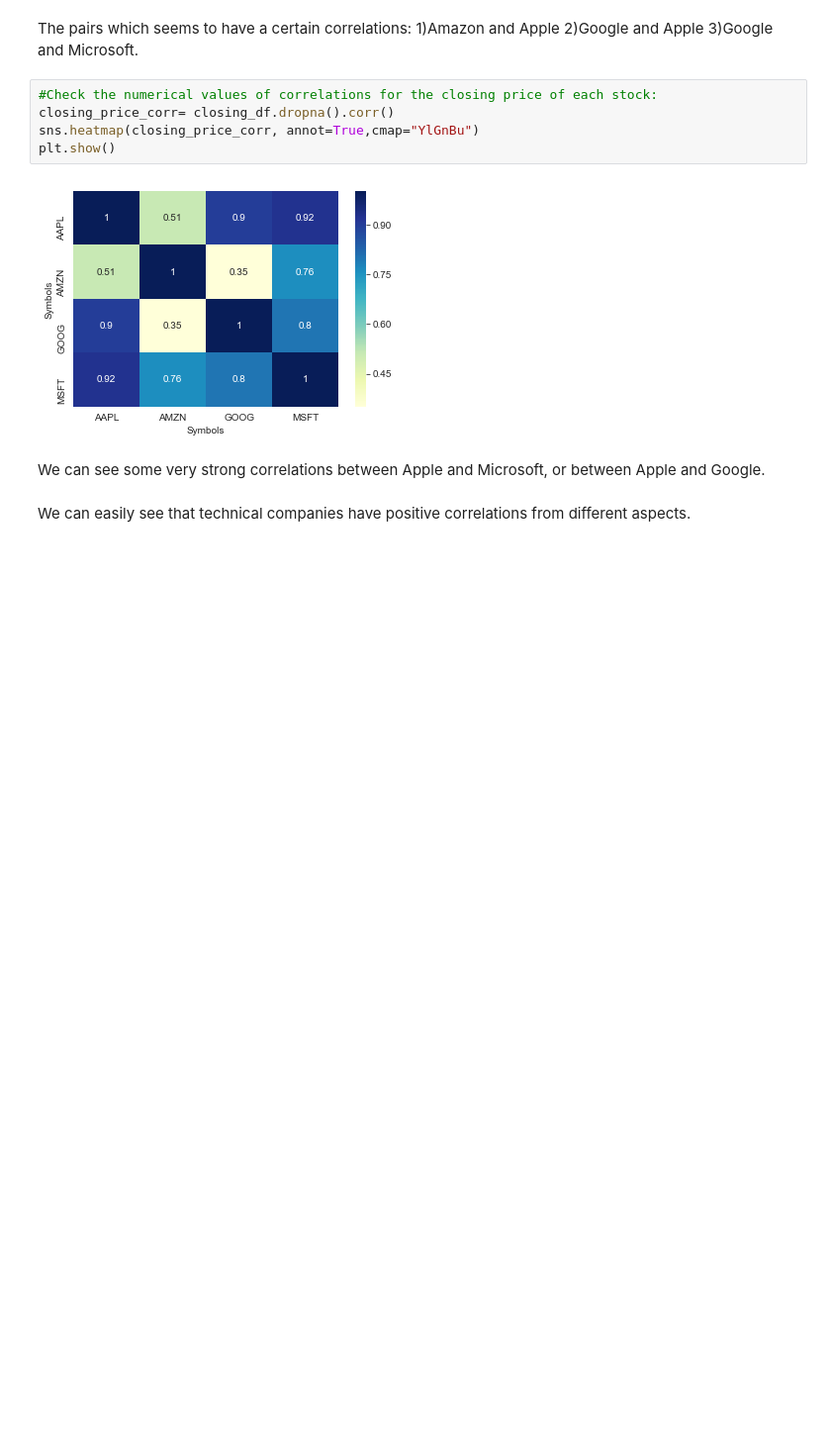
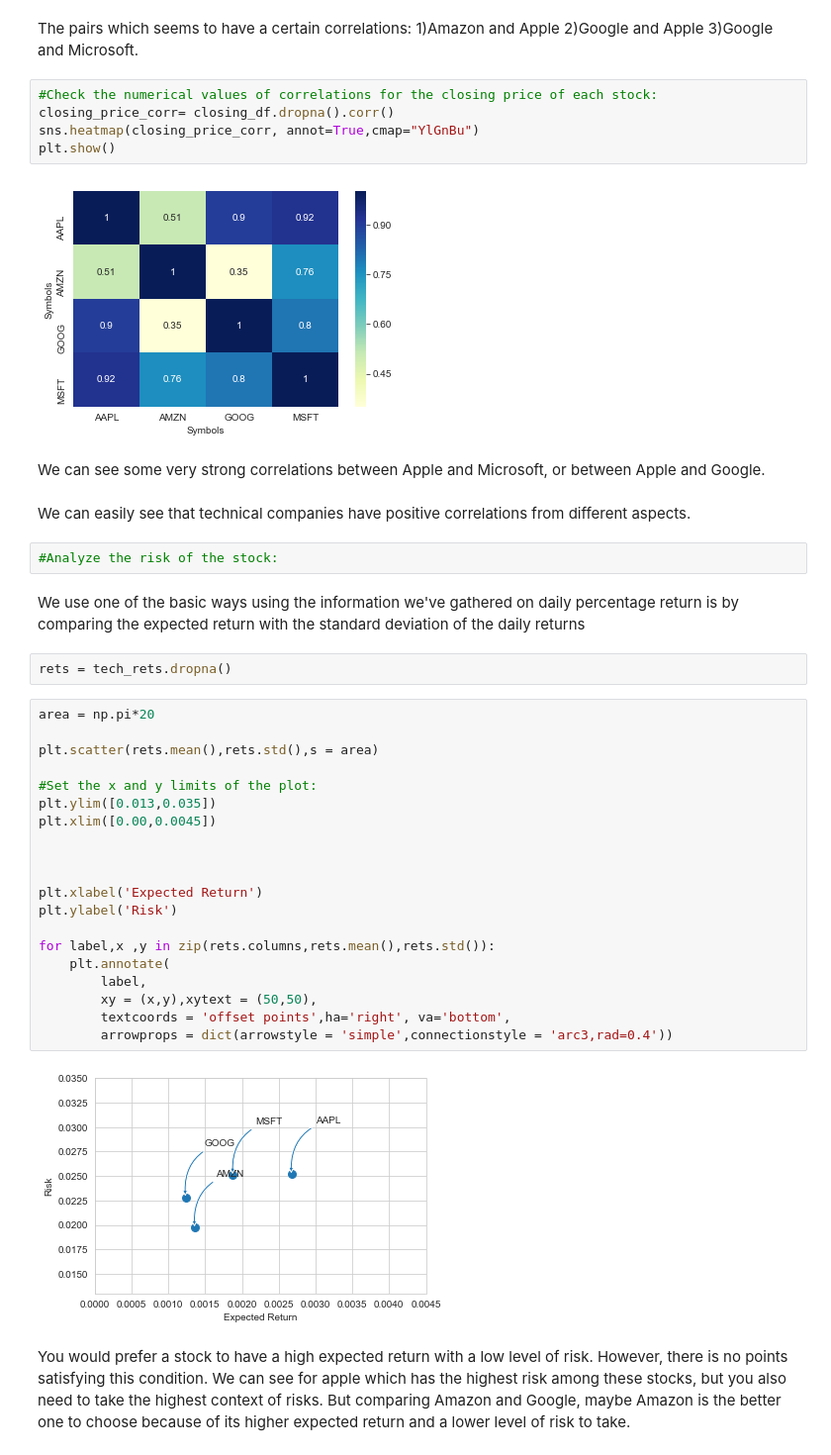
Before and after one commit to stellazhu31/Stock_Market_Data_Analysis, a Jupyter notebook: Stock Market Data Analysis - Personal Project .ipynb, the cells around one changed output. Shown at 99% size. Drawn from its saved outputs; the diff is of its cells as text; blank space fills up the shorter version.

Commit message:
Risk Analysis part1

```diff
--- a/Stock Market Data Analysis - Personal Project .ipynb
+++ b/Stock Market Data Analysis - Personal Project .ipynb
@@ -241,3 +241,34 @@ plt.show()
 We can see some very strong correlations between Apple and Microsoft, or between Apple and Google.
 # %% [markdown]
 We can easily see that technical companies have positive correlations from different aspects.
+# %%
+#Analyze the risk of the stock:
+# %% [markdown]
+
+We use one of the basic ways using the information we've gathered on daily percentage return is by comparing the expected return with the standard deviation of the daily returns
+# %%
+rets = tech_rets.dropna()
+# %%
+area = np.pi*20
+
+plt.scatter(rets.mean(),rets.std(),s = area)
+
+#Set the x and y limits of the plot:
+plt.ylim([0.013,0.035])
+plt.xlim([0.00,0.0045])
+
+
+
+plt.xlabel('Expected Return')
+plt.ylabel('Risk')
+
+for label,x ,y in zip(rets.columns,rets.mean(),rets.std()):
+    plt.annotate(
+        label,
+        xy = (x,y),xytext = (50,50),
+        textcoords = 'offset points',ha='right', va='bottom',
+        arrowprops = dict(arrowstyle = 'simple',connectionstyle = 'arc3,rad=0.4'))
+# %% [output]
+[figure, added]
+# %% [markdown]
+You would prefer a stock to have a high expected return with a low level of risk. However, there is no points satisfying this condition. We can see for apple which has the highest risk among these stocks, but you also need to take the highest context of risks. But comparing Amazon and Google, maybe Amazon is the better one to choose because of its higher expected return and a lower level of risk to take.
```
